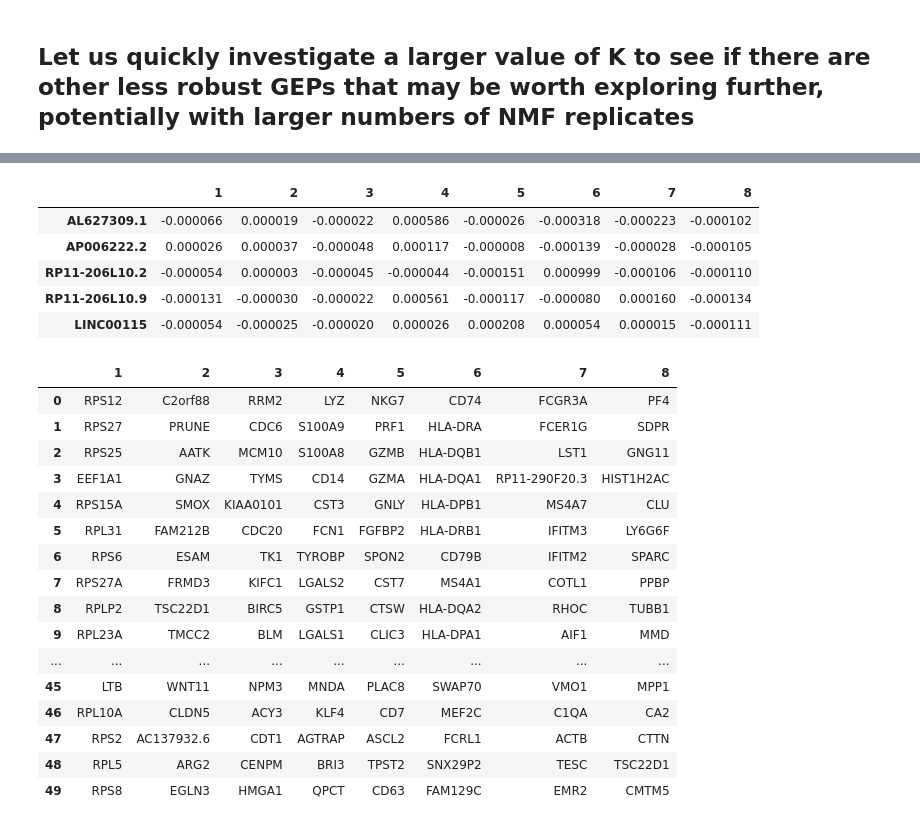
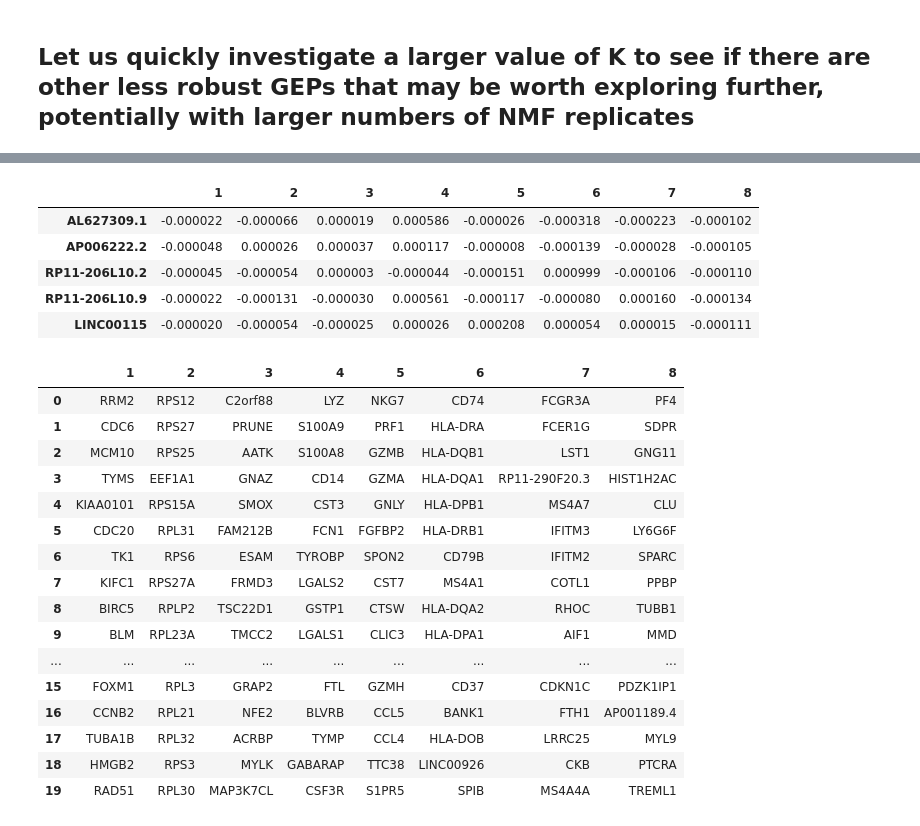
Before and after one commit to dylkot/cNMF, a Jupyter notebook: Tutorials/analyze_pbmc_example_data.ipynb, the cells around one changed output, grey strips where cells are left out. Saved outputs shown, nothing was run; the diff lists cells and outputs as text; code cells hidden in the pictures.

```diff
--- a/Tutorials/analyze_pbmc_example_data.ipynb
+++ b/Tutorials/analyze_pbmc_example_data.ipynb
@@ -415,0 +409,3 @@ density_threshold_str = '0_10'
+# %%
+gene_scores_file = cnmf_obj.paths['gene_spectra_score__txt'] % (selected_K, '0_1')
+print(gene_scores_file)
@@ -416,7 +414,6 @@ density_threshold_str = '0_10'
 # %%
 ## Load the Z-scored GEPs which reflect how enriched a gene is in each GEP relative to all of the others
-gene_scores = pd.read_csv('./example_PBMC/cNMF/pbmc_cNMF/pbmc_cNMF.gene_spectra_score.k_%d.dt_%s.txt' % (selected_K, density_threshold_str),
-                    sep='\t', index_col=0).T
+gene_scores = pd.read_csv(gene_scores_file, sep='\t', index_col=0).T
 gene_scores.head()
 # %% [output]
 |  | 1 | 2 | 3 | 4 | 5 | 6 | 7 |
@@ -536,0 +518,3 @@ sc.pl.umap(adata, color=usage_norm.columns,
+# %%
+gene_scores_file = cnmf_obj.paths['gene_spectra_score__txt'] % (8, '0_15')
+print(gene_scores_file)
@@ -537,45 +523,43 @@ sc.pl.umap(adata, color=usage_norm.columns,
 # %%
 ## Load the Z-scored GEPs which reflect how enriched a gene is in each GEP relative to all of the others
-
-gene_scores = pd.read_csv('./example_PBMC/cNMF/pbmc_cNMF/pbmc_cNMF.gene_spectra_score.k_%d.dt_%s.txt' % (selected_K, density_threshold_str),
-                    sep='\t', index_col=0).T
+gene_scores = pd.read_csv(gene_scores_file, sep='\t', index_col=0).T
 gene_scores.head()
 # %% [output]
 |  | 1 | 2 | 3 | 4 | 5 | 6 | 7 | 8 |
-| AL627309.1 | -0.000066 | 0.000019 | -0.000022 | 0.000586 | -0.000026 | -0.000318 | -0.000223 | -0.000102 |
-| AP006222.2 | 0.000026 | 0.000037 | -0.000048 | 0.000117 | -0.000008 | -0.000139 | -0.000028 | -0.000105 |
-| RP11-206L10.2 | -0.000054 | 0.000003 | -0.000045 | -0.000044 | -0.000151 | 0.000999 | -0.000106 | -0.000110 |
-| RP11-206L10.9 | -0.000131 | -0.000030 | -0.000022 | 0.000561 | -0.000117 | -0.000080 | 0.000160 | -0.000134 |
-| LINC00115 | -0.000054 | -0.000025 | -0.000020 | 0.000026 | 0.000208 | 0.000054 | 0.000015 | -0.000111 |
+| AL627309.1 | -0.000022 | -0.000066 | 0.000019 | 0.000586 | -0.000026 | -0.000318 | -0.000223 | -0.000102 |
+| AP006222.2 | -0.000048 | 0.000026 | 0.000037 | 0.000117 | -0.000008 | -0.000139 | -0.000028 | -0.000105 |
+| RP11-206L10.2 | -0.000045 | -0.000054 | 0.000003 | -0.000044 | -0.000151 | 0.000999 | -0.000106 | -0.000110 |
+| RP11-206L10.9 | -0.000022 | -0.000131 | -0.000030 | 0.000561 | -0.000117 | -0.000080 | 0.000160 | -0.000134 |
+| LINC00115 | -0.000020 | -0.000054 | -0.000025 | 0.000026 | 0.000208 | 0.000054 | 0.000015 | -0.000111 |
 # %%
 ## Obtain the top 40 genes for each GEP in sorted order and combine them into a single dataframe
 
 
 top_genes = []
 ngenes = 50
 for gep in gene_scores.columns:
     top_genes.append(list(gene_scores.sort_values(by=gep, ascending=False).index[:ngenes]))
 
 top_genes = pd.DataFrame(top_genes, index=gene_scores.columns).T
-top_genes
+top_genes.head(20)
 # %% [output]
 |  | 1 | 2 | 3 | 4 | 5 | 6 | 7 | 8 |
-| 0 | RPS12 | C2orf88 | RRM2 | LYZ | NKG7 | CD74 | FCGR3A | PF4 |
-| 1 | RPS27 | PRUNE | CDC6 | S100A9 | PRF1 | HLA-DRA | FCER1G | SDPR |
-| 2 | RPS25 | AATK | MCM10 | S100A8 | GZMB | HLA-DQB1 | LST1 | GNG11 |
-| 3 | EEF1A1 | GNAZ | TYMS | CD14 | GZMA | HLA-DQA1 | RP11-290F20.3 | HIST1H2AC |
-| 4 | RPS15A | SMOX | KIAA0101 | CST3 | GNLY | HLA-DPB1 | MS4A7 | CLU |
-| 5 | RPL31 | FAM212B | CDC20 | FCN1 | FGFBP2 | HLA-DRB1 | IFITM3 | LY6G6F |
-| 6 | RPS6 | ESAM | TK1 | TYROBP | SPON2 | CD79B | IFITM2 | SPARC |
-| 7 | RPS27A | FRMD3 | KIFC1 | LGALS2 | CST7 | MS4A1 | COTL1 | PPBP |
-| 8 | RPLP2 | TSC22D1 | BIRC5 | GSTP1 | CTSW | HLA-DQA2 | RHOC | TUBB1 |
-| 9 | RPL23A | TMCC2 | BLM | LGALS1 | CLIC3 | HLA-DPA1 | AIF1 | MMD |
+| 0 | RRM2 | RPS12 | C2orf88 | LYZ | NKG7 | CD74 | FCGR3A | PF4 |
+| 1 | CDC6 | RPS27 | PRUNE | S100A9 | PRF1 | HLA-DRA | FCER1G | SDPR |
+| 2 | MCM10 | RPS25 | AATK | S100A8 | GZMB | HLA-DQB1 | LST1 | GNG11 |
+| 3 | TYMS | EEF1A1 | GNAZ | CD14 | GZMA | HLA-DQA1 | RP11-290F20.3 | HIST1H2AC |
+| 4 | KIAA0101 | RPS15A | SMOX | CST3 | GNLY | HLA-DPB1 | MS4A7 | CLU |
+| 5 | CDC20 | RPL31 | FAM212B | FCN1 | FGFBP2 | HLA-DRB1 | IFITM3 | LY6G6F |
+| 6 | TK1 | RPS6 | ESAM | TYROBP | SPON2 | CD79B | IFITM2 | SPARC |
+| 7 | KIFC1 | RPS27A | FRMD3 | LGALS2 | CST7 | MS4A1 | COTL1 | PPBP |
+| 8 | BIRC5 | RPLP2 | TSC22D1 | GSTP1 | CTSW | HLA-DQA2 | RHOC | TUBB1 |
+| 9 | BLM | RPL23A | TMCC2 | LGALS1 | CLIC3 | HLA-DPA1 | AIF1 | MMD |
 | ... | ... | ... | ... | ... | ... | ... | ... | ... |
-| 45 | LTB | WNT11 | NPM3 | MNDA | PLAC8 | SWAP70 | VMO1 | MPP1 |
-| 46 | RPL10A | CLDN5 | ACY3 | KLF4 | CD7 | MEF2C | C1QA | CA2 |
-| 47 | RPS2 | AC137932.6 | CDT1 | AGTRAP | ASCL2 | FCRL1 | ACTB | CTTN |
-| 48 | RPL5 | ARG2 | CENPM | BRI3 | TPST2 | SNX29P2 | TESC | TSC22D1 |
-| 49 | RPS8 | EGLN3 | HMGA1 | QPCT | CD63 | FAM129C | EMR2 | CMTM5 |
+| 15 | FOXM1 | RPL3 | GRAP2 | FTL | GZMH | CD37 | CDKN1C | PDZK1IP1 |
+| 16 | CCNB2 | RPL21 | NFE2 | BLVRB | CCL5 | BANK1 | FTH1 | AP001189.4 |
+| 17 | TUBA1B | RPL32 | ACRBP | TYMP | CCL4 | HLA-DOB | LRRC25 | MYL9 |
+| 18 | HMGB2 | RPS3 | MYLK | GABARAP | TTC38 | LINC00926 | CKB | PTCRA |
+| 19 | RAD51 | RPL30 | MAP3K7CL | CSF3R | S1PR5 | SPIB | MS4A4A | TREML1 |
 # %% [markdown]
 ## We find essentially the same GEPs as before except the order is different and the mysterious myeloid program is split into GEP 3 and GEP 8:
 
```
Also changed, not shown: parts of 65 cells of this notebook, 2 other files.
